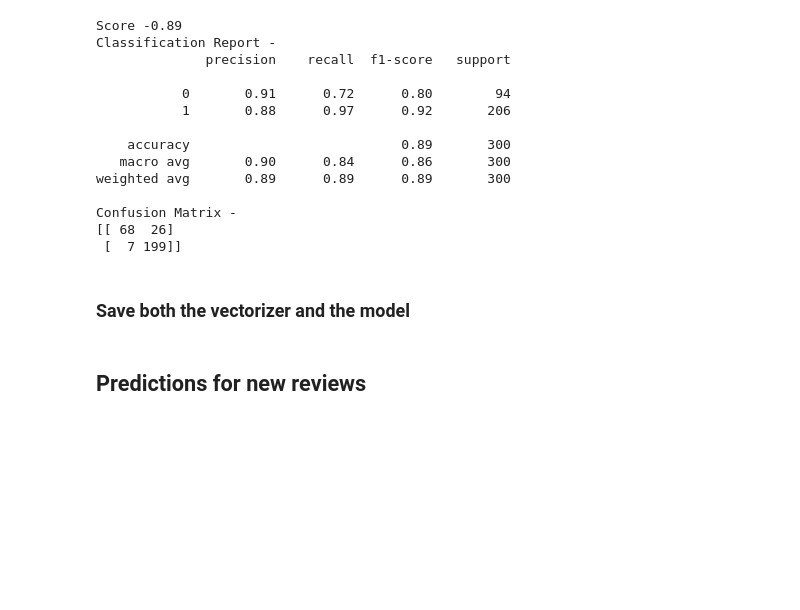
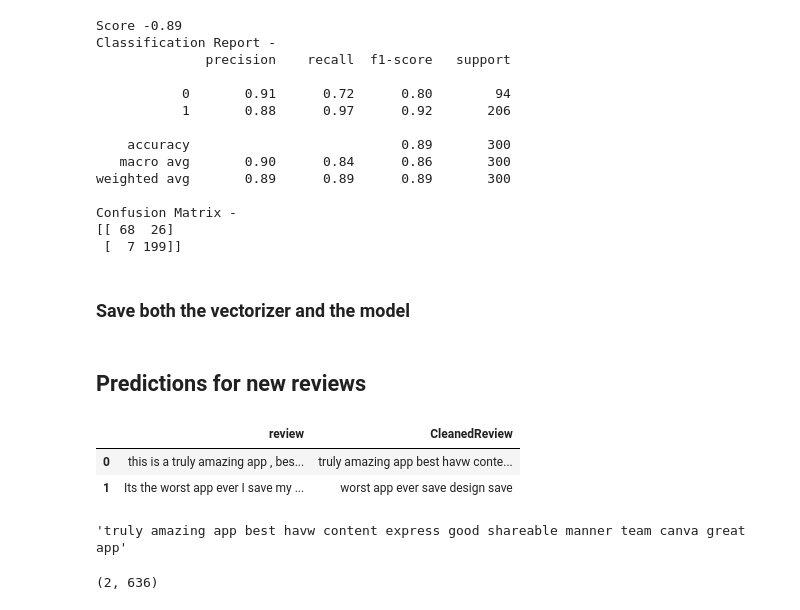
Before and after one commit to learn-modern-technology/basic-text-processing-and-classification-model, a Jupyter notebook: notebook/text-processing-and-classification-model.ipynb, the cells around one changed output. Drawn from its saved outputs; the diff is of its cells as text; code cells hidden in the pictures; blank space fills up the shorter version.

```diff
--- a/notebook/text-processing-and-classification-model.ipynb
+++ b/notebook/text-processing-and-classification-model.ipynb
@@ -1162,0 +881,26 @@ model_training_main_engine(args_main)
+# %%
+test_review_1 = [test_review_1]
+test_review_2 = [test_review_2]
+# %%
+test_df = pd.DataFrame(data=[test_review_1,test_review_2], columns=['review'])
+# %%
+test_df['CleanedReview'] = test_df['review'].apply(lambda x: ' '.join(x.lower() for x in x.split()))
+test_df['CleanedReview'] = test_df['CleanedReview'].apply(lambda x: ' '.join(x for x in x.split() if x not in stop_words))
+test_df['CleanedReview'] = test_df['CleanedReview'].apply(lambda x: remove_punctuations(x))
+# %%
+stem = 'wordnet'
+if stem =='porter_stemmer':
+    porter_stemmer = PorterStemmer()
+    test_df['CleanedReview'] = test_df['CleanedReview'].apply(lambda x: ' '.join(porter_stemmer.stem(word) for word in x.split()))
+elif stem =='lancaster_stemmer':
+    lancaster_stemmer = LancasterStemmer()
+    test_df['CleanedReview'] = test_df['CleanedReview'].apply(lambda x: ' '.join(lancaster_stemmer.stem(word) for word in x.split()))
+elif stem =='wordnet':
+    wordnet = WordNetLemmatizer()
+    test_df['CleanedReview'] = test_df['CleanedReview'].apply(lambda x: ' '.join(wordnet.lemmatize(word) for word in x.split()))
+# %%
+test_df.head()
+# %% [output]
+|  | review | CleanedReview |
+| 0 | this is a truly amazing app , bes... | truly amazing app best havw conte... |
+| 1 | Its the worst app ever I save my ... | worst app ever save design save |
@@ -1162,0 +930,4 @@ model_training_main_engine(args_main)
+# %%
+test_df.loc[0,'CleanedReview']
+# %% [output]
+'truly amazing app best havw content express good shareable manner team canva great app'
@@ -1162,0 +936,4 @@ model_training_main_engine(args_main)
+# %%
+X_test.shape
+# %% [output]
+(2, 636)
```
Also changed, not shown: parts of 15 cells of this notebook, 13 other files.
